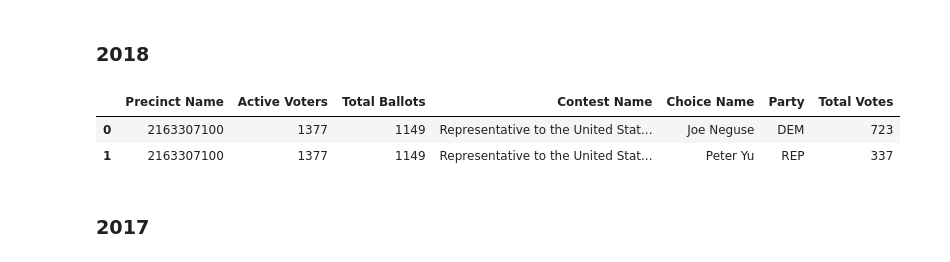
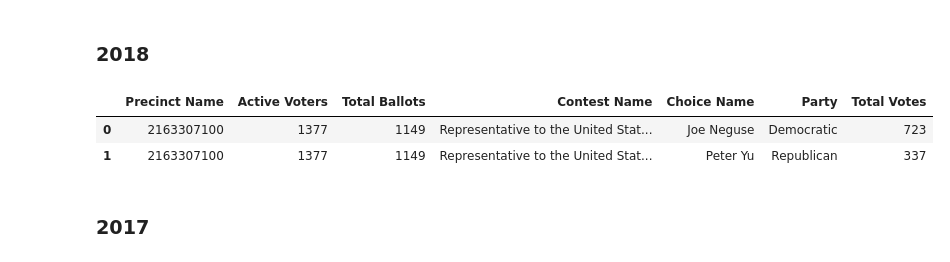
Before and after one commit to BoulderPublicData/Election-Results, a Jupyter notebook: Cleaning.ipynb, the cells around one changed output. Drawn from its saved outputs; the diff is of its cells as text; code cells hidden in the pictures.

```diff
--- a/Cleaning.ipynb
+++ b/Cleaning.ipynb
@@ -54,3 +54,30 @@ common_cols = ['Precinct Name','Active Voters','Total Ballots','Contest Name','C
+# %%
+party_map = {
+    'ACN':'Constitution',
+    'DEM':'Democratic',
+    'GRN':'Green',
+    'IND':'Independent',
+    'LBR':'Libertarian',
+    'REP':'Republican',
+    'UAF':'Unaffiliated',
+    'NP':'No Party',
+    'UNI':'Unity',
+    'APV':'Approval',
+    'CTR':'Center'
+}
+# %%
+choice_name_map = {
+    'NO/AGAINST':'No',
+    'YES/FOR':'Yes',
+    'NO':'No',
+    'YES':'Yes',
+    'Against the Measure':'No',
+    'For the Measure':'Yes',
+    'AGAINST THE MEASURE':'No',
+    'FOR THE MEASURE':'Yes',
+    'No/Against':'No',
+    'Yes/For':'Yes',
+}
 # %% [markdown]
 ### 2022
 # %%
@@ -194,34 +239,37 @@ sov19_df.head(2)
 # %%
 sov18_df = pd.read_excel(
     boco_original_path + '2018-general-sov.xlsx',
     dtype={'Precinct Name':str}
 )
 
 sov18_df = sov18_df.rename(
     columns = {
         'Contest Title':'Contest Name'
     }
 )
 
-sov18_df['Fraction'] = sov18_df['Total Votes']/sov18_df['Total Ballots']
-sov18_df['Turnout'] = sov18_df['Total Votes']/sov18_df['Active Voters']
-
 # Subset to common columns
 sov18_df = sov18_df.reindex(columns=common_cols)
+
+# Cast choices to consistent names
+sov18_df.replace({'Choice Name':choice_name_map},inplace=True)
+
+# Map party abbreviations to fuller name
+sov18_df['Party'] = sov18_df['Party'].map(party_map)
 
 # Write common columns to disk
 sov18_df.to_csv(
     boco_cleaned_path + '2018-general-sov.csv',
     index = False,
     encoding='utf8'
 )
 
 # Inspect
 sov18_df.head(2)
 # %% [output]
 |  | Precinct Name | Active Voters | Total Ballots | Contest Name | Choice Name | Party | Total Votes |
-| 0 | 2163307100 | 1377 | 1149 | Representative to the United Stat... | Joe Neguse | DEM | 723 |
-| 1 | 2163307100 | 1377 | 1149 | Representative to the United Stat... | Peter Yu | REP | 337 |
+| 0 | 2163307100 | 1377 | 1149 | Representative to the United Stat... | Joe Neguse | Democratic | 723 |
+| 1 | 2163307100 | 1377 | 1149 | Representative to the United Stat... | Peter Yu | Republican | 337 |
 # %% [markdown]
 ### 2017
 # %%
```
Also changed, not shown: parts of 84 cells of this notebook, 15 other files.
